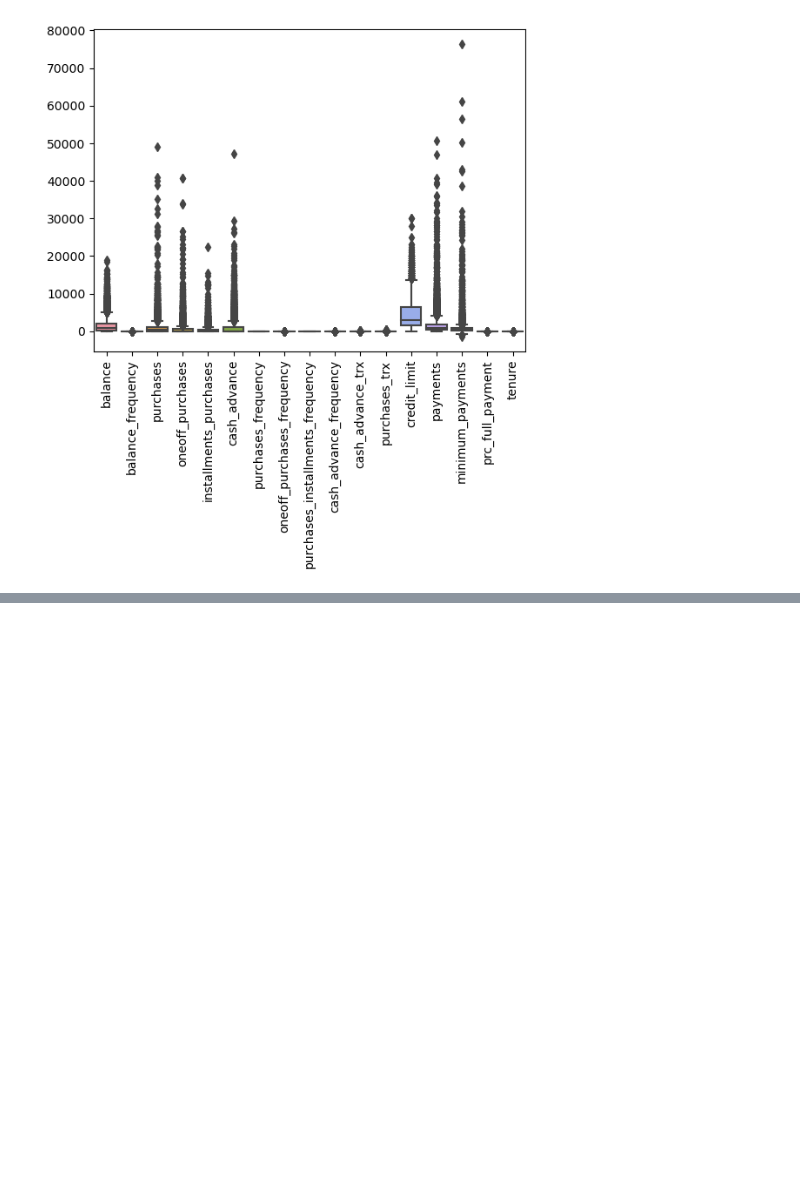
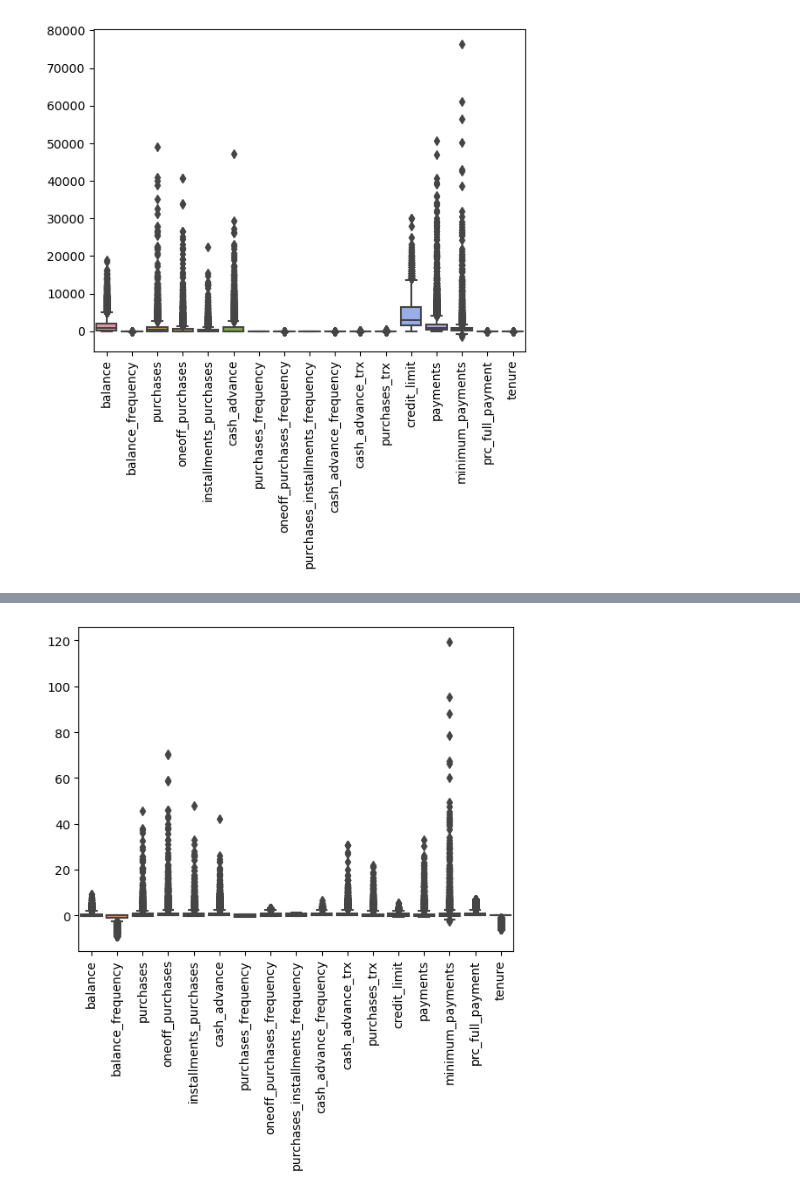
Before and after one commit to shyakaster/unsupervised, a Jupyter notebook: cc_general.ipynb, the cells around one changed output, grey strips where cells are left out. Cells and saved outputs as stored; diff of their text form; code cells hidden in the pictures; blank space fills up the shorter version.

```diff
--- a/cc_general.ipynb
+++ b/cc_general.ipynb
@@ -423,3 +423,9 @@ scaled.head()
 | 2 | 0.841881 | 0.000000 | 0.384615 | 1.272295 | -0.189907 | 0.000000 | ... |
 | 3 | 0.411728 | -3.272727 | 1.062726 | 2.528425 | -0.189907 | 0.184751 | ... |
 | 4 | -0.029058 | 0.000000 | -0.322776 | -0.038073 | -0.189907 | 0.000000 | ... |
+# %%
+fig, axis = plt.subplots(1,1)
+sns.boxplot(scaled,ax = axis)
+axis.tick_params(axis = 'x',rotation = 90)
+# %% [output]
+[figure, added]
```
Also changed, not shown: parts of 3 cells of this notebook.
